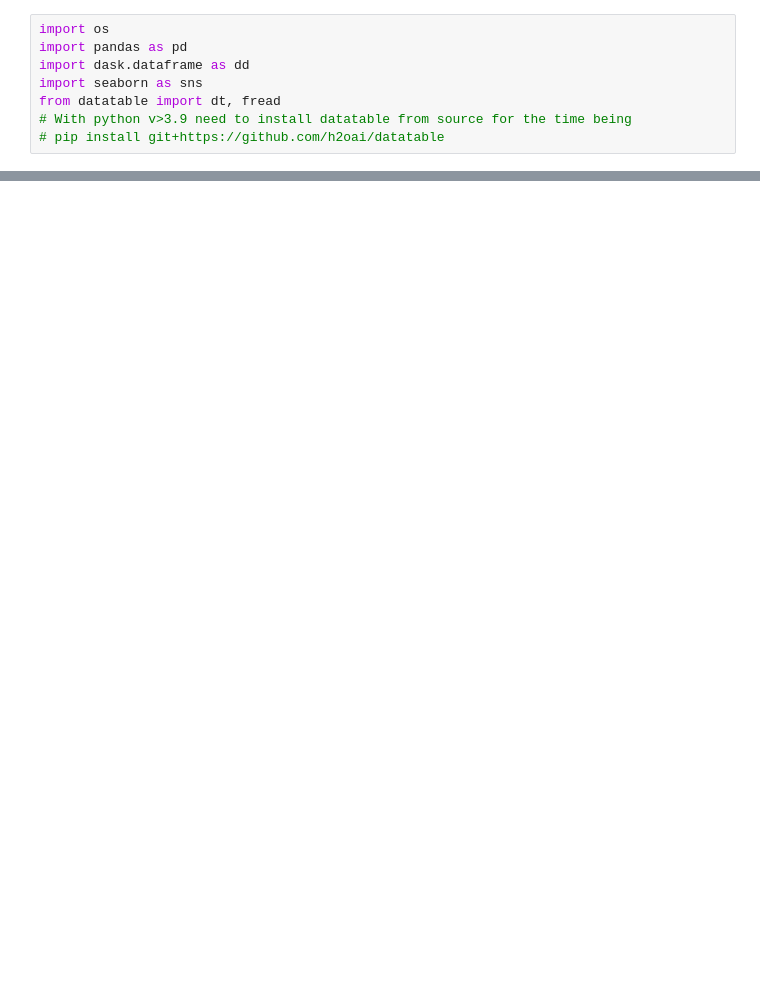
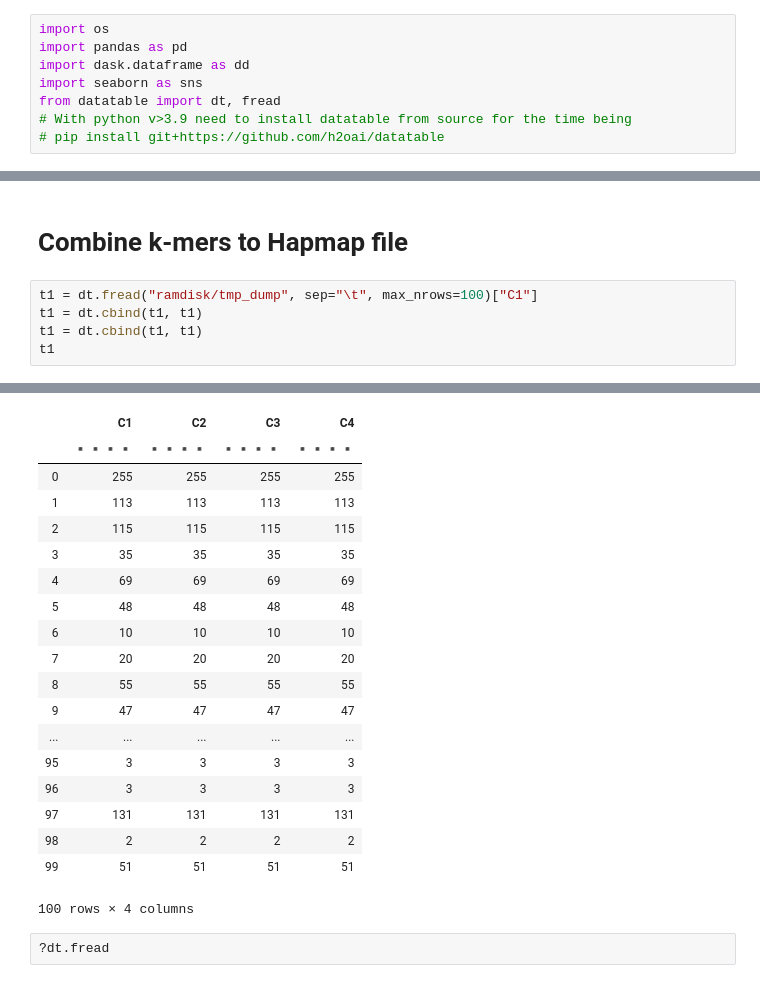
Before and after one commit to eporetsky/bioinformatics-repo, a Jupyter notebook: snakemake/kmers/kmc_merge.ipynb, the cells around one changed output, grey strips where cells are left out. Drawn from its saved outputs; the diff is of its cells as text; blank space fills up the shorter version.

```diff
--- a/snakemake/kmers/kmc_merge.ipynb
+++ b/snakemake/kmers/kmc_merge.ipynb
@@ -198,0 +157,8 @@ in1: 100% in2: 100%
+# %% [markdown]
+# Combine k-mers to Hapmap file
+# %%
+t1 = dt.fread("ramdisk/tmp_dump", sep="\t", max_nrows=100)["C1"]
+t1 = dt.cbind(t1, t1)
+t1 = dt.cbind(t1, t1)
+t1
+# %% [output]
@@ -198,0 +167,21 @@ in1: 100% in2: 100%
+|  | C1 | C2 | C3 | C4 |
+|  | ▪▪▪▪ | ▪▪▪▪ | ▪▪▪▪ | ▪▪▪▪ |
+| 0 | 255 | 255 | 255 | 255 |
+| 1 | 113 | 113 | 113 | 113 |
+| 2 | 115 | 115 | 115 | 115 |
+| 3 | 35 | 35 | 35 | 35 |
+| 4 | 69 | 69 | 69 | 69 |
+| 5 | 48 | 48 | 48 | 48 |
+| 6 | 10 | 10 | 10 | 10 |
+| 7 | 20 | 20 | 20 | 20 |
+| 8 | 55 | 55 | 55 | 55 |
+| 9 | 47 | 47 | 47 | 47 |
+| ... | ... | ... | ... | ... |
+| 95 | 3 | 3 | 3 | 3 |
+| 96 | 3 | 3 | 3 | 3 |
+| 97 | 131 | 131 | 131 | 131 |
+| 98 | 2 | 2 | 2 | 2 |
+| 99 | 51 | 51 | 51 | 51 |
+100 rows × 4 columns
+# %%
+?dt.fread
```
Also changed, not shown: parts of 11 cells of this notebook.
